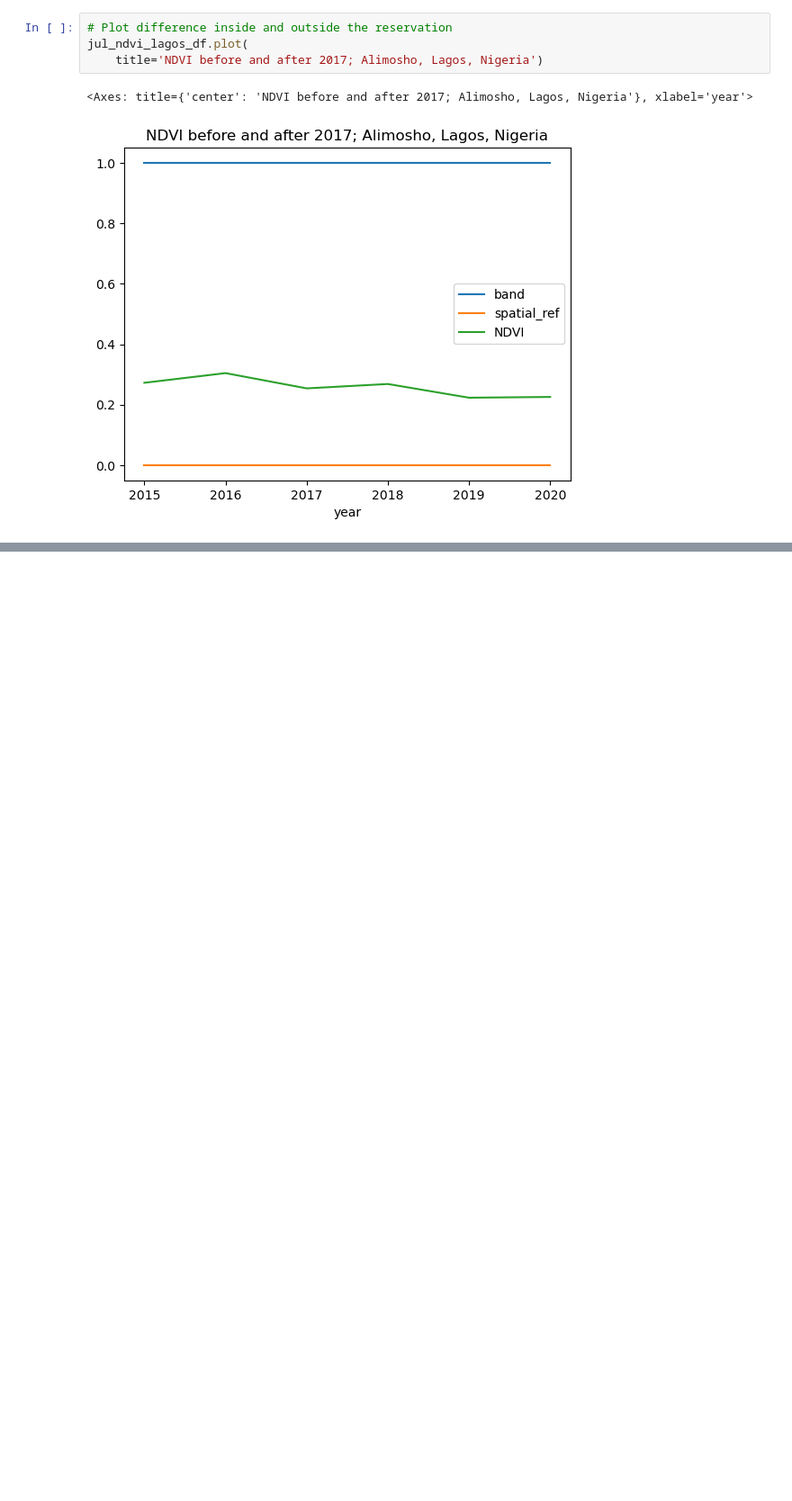
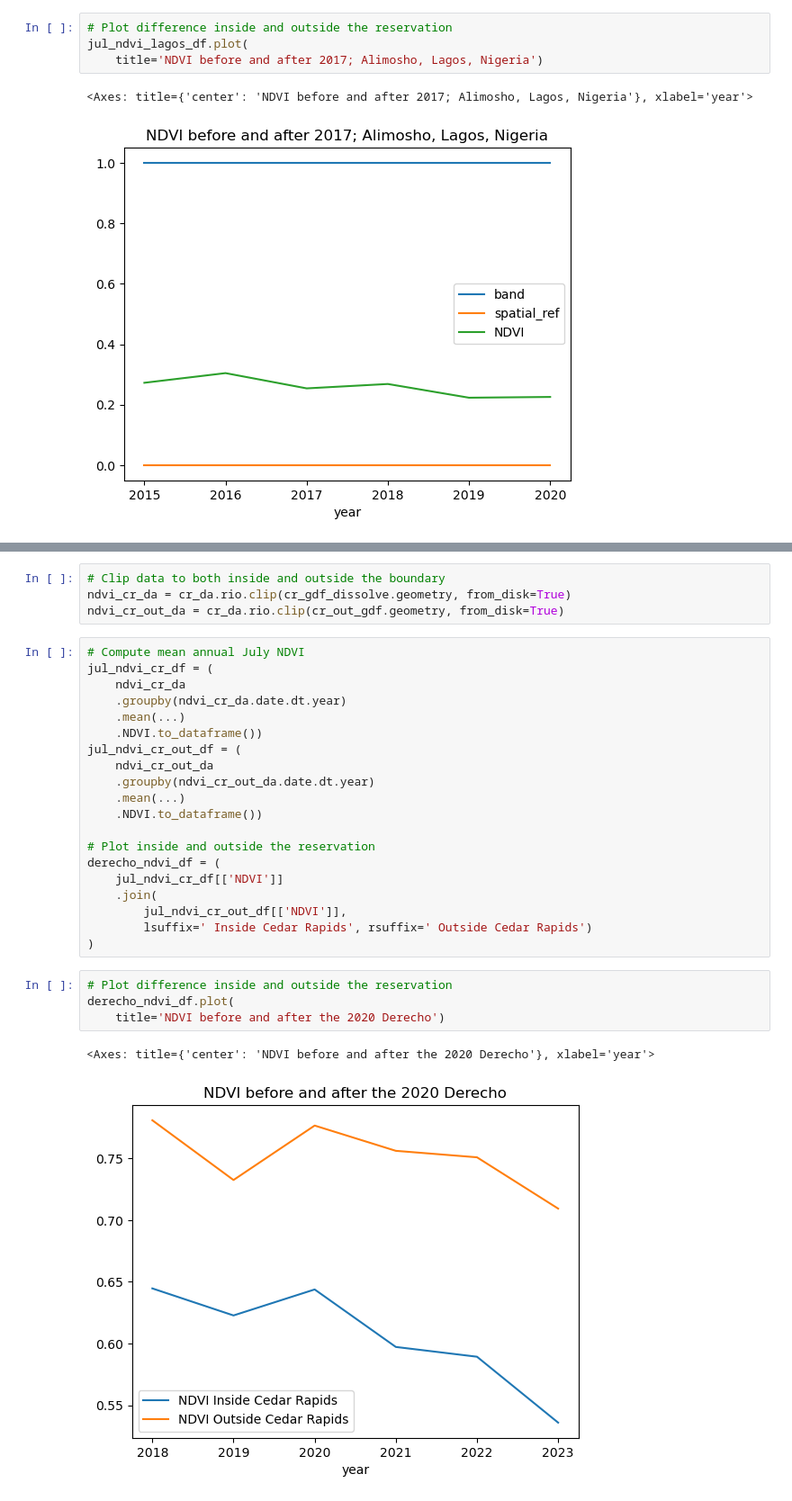
Before and after one commit to cu-esiil-edu/shortcourse-02-vegetation-nquarder, a Jupyter notebook: vegetation.ipynb, the cells around one changed output, grey strips where cells are left out. Shown at 90% size. Drawn from its saved outputs; the diff is of its cells as text; blank space fills up the shorter version.

```diff
--- a/vegetation.ipynb
+++ b/vegetation.ipynb
@@ -774,0 +890,31 @@ jul_ndvi_lagos_df.plot(
+# %%
+# Clip data to both inside and outside the boundary
+ndvi_cr_da = cr_da.rio.clip(cr_gdf_dissolve.geometry, from_disk=True)
+ndvi_cr_out_da = cr_da.rio.clip(cr_out_gdf.geometry, from_disk=True)
+# %%
+# Compute mean annual July NDVI
+jul_ndvi_cr_df = (
+    ndvi_cr_da
+    .groupby(ndvi_cr_da.date.dt.year)
+    .mean(...)
+    .NDVI.to_dataframe())
+jul_ndvi_cr_out_df = (
+    ndvi_cr_out_da
+    .groupby(ndvi_cr_out_da.date.dt.year)
+    .mean(...)
+    .NDVI.to_dataframe())
+
+# Plot inside and outside the reservation
+derecho_ndvi_df = (
+    jul_ndvi_cr_df[['NDVI']]
+    .join(
+        jul_ndvi_cr_out_df[['NDVI']],
+        lsuffix=' Inside Cedar Rapids', rsuffix=' Outside Cedar Rapids')
+)
+# %%
+# Plot difference inside and outside the reservation
+derecho_ndvi_df.plot(
+    title='NDVI before and after the 2020 Derecho')
+# %% [output]
+<Axes: title={'center': 'NDVI before and after the 2020 Derecho'}, xlabel='year'>
+[figure, added]
```
Also changed, not shown: parts of 11 cells of this notebook.
